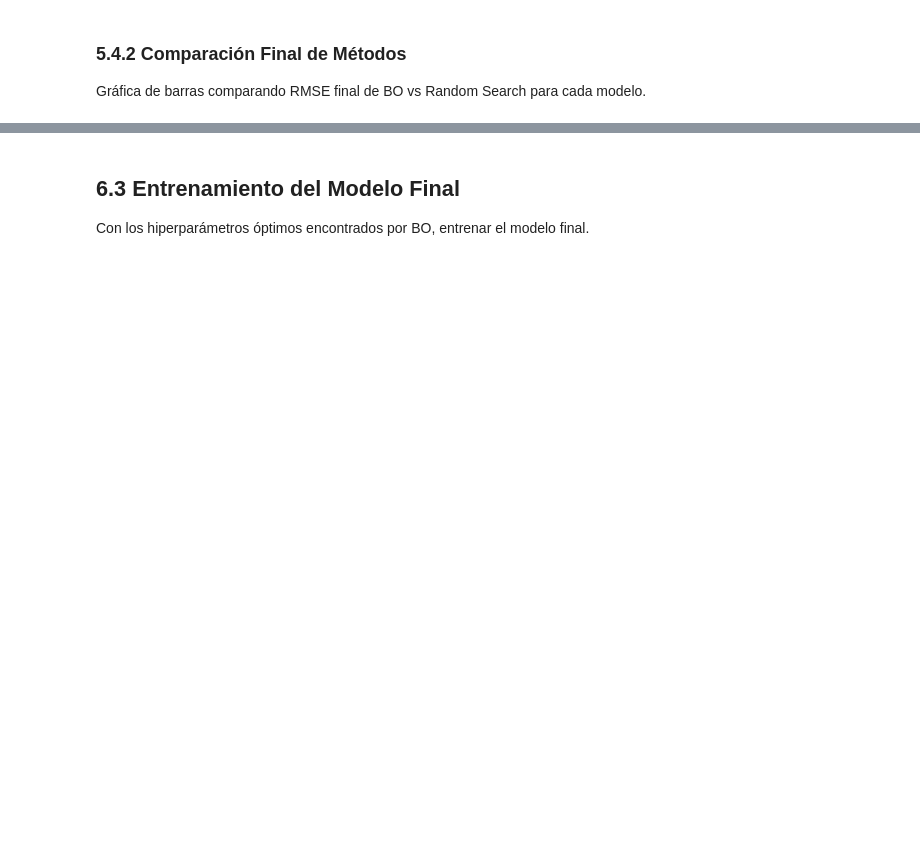
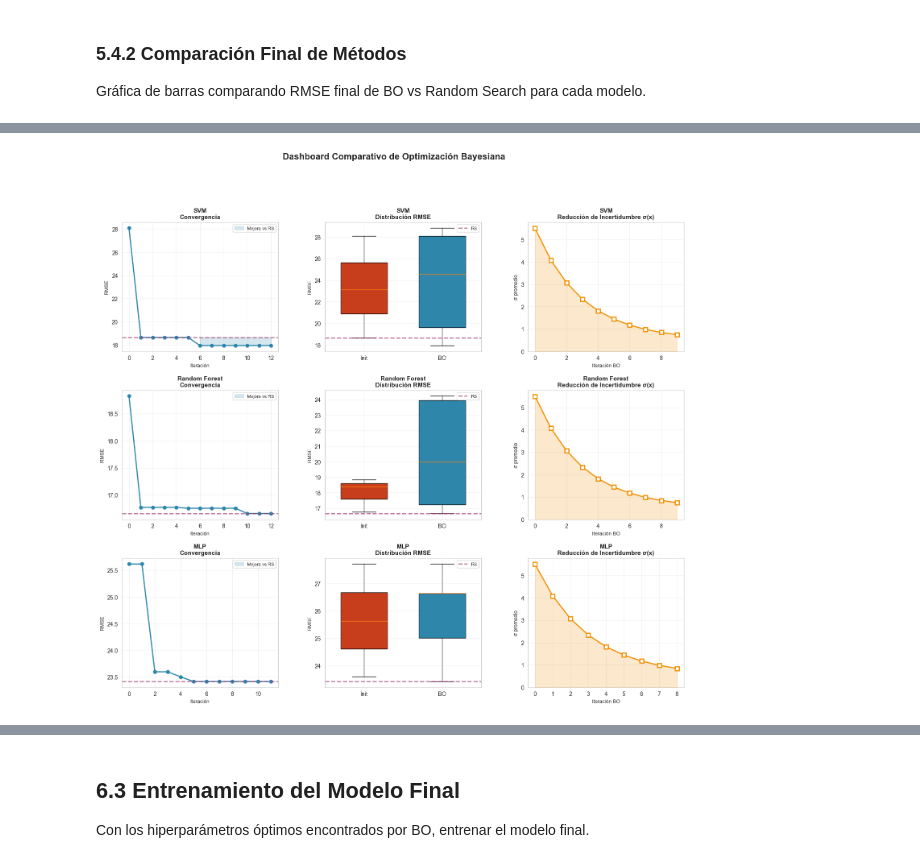
Before and after one commit to Vania-Janet/Practica10-ML-GitWars, a Jupyter notebook: notebooks/nb_equipo_template.ipynb, the cells around one changed output, grey strips where cells are left out. Drawn from its saved outputs; the diff is of its cells as text; code cells hidden in the pictures; blank space fills up the shorter version.

```diff
--- a/notebooks/nb_equipo_template.ipynb
+++ b/notebooks/nb_equipo_template.ipynb
@@ -1375,0 +1634,72 @@ API FastAPI/Flask
+# %%
+import matplotlib.pyplot as plt
+import seaborn as sns
+import numpy as np
+
+sns.set_style("whitegrid")
+
+# Crear figura con 9 subplots (3x3)
+fig = plt.figure(figsize=(18, 15))
+gs = fig.add_gridspec(3, 3, hspace=0.3, wspace=0.3)
+
+models = ['SVM', 'Random Forest', 'MLP']
+histories = [history_svm, history_rf, history_mlp]
+best_params_list = [best_svm_params, best_rf_params, best_mlp_params]
+rs_rmses = [rs_svm_rmse, rs_rf_rmse, rs_mlp_rmse]
+
+for idx, (model, history, best_params, rs_rmse) in enumerate(zip(models, histories, best_params_list, rs_rmses)):
+
+    # FILA 1: Convergencia
+    ax1 = fig.add_subplot(gs[idx, 0])
+    iterations = history['iterations']
+    best_so_far = history['best_so_far']
+
+    ax1.plot(iterations, best_so_far, '-o', color='#2E86AB', linewidth=2, markersize=6)
+    ax1.axhline(y=rs_rmse, color='#A23B72', linestyle='--', linewidth=2, alpha=0.7)
+    ax1.fill_between(iterations, best_so_far, rs_rmse, where=(np.array(best_so_far) < rs_rmse),
+                      color='#2E86AB', alpha=0.2, label='Mejora vs RS')
+    ax1.set_title(f'{model}\nConvergencia', fontweight='bold', fontsize=11)
+    ax1.set_xlabel('Iteración', fontsize=9)
+    ax1.set_ylabel('RMSE', fontsize=9)
+    ax1.grid(True, alpha=0.3)
+    ax1.legend(fontsize=8)
+
+    # FILA 2: Distribución de RMSE por fase
+    ax2 = fig.add_subplot(gs[idx, 1])
+    init_rmse = [r for r, p in zip(history['rmse_values'], history['phase']) if p == 'init']
+    bo_rmse = [r for r, p in zip(history['rmse_values'], history['phase']) if p == 'bo']
+
+    positions = [1, 2]
+    bp = ax2.boxplot([init_rmse, bo_rmse], positions=positions, widths=0.6,
+                      patch_artist=True, labels=['Init', 'BO'])
+    bp['boxes'][0].set_facecolor('#C73E1D')
+    bp['boxes'][1].set_facecolor('#2E86AB')
+
+    ax2.axhline(y=rs_rmse, color='#A23B72', linestyle='--', linewidth=2, alpha=0.7, label='RS')
+    ax2.set_title(f'{model}\nDistribución RMSE', fontweight='bold', fontsize=11)
+    ax2.set_ylabel('RMSE', fontsize=9)
+    ax2.grid(True, alpha=0.3, axis='y')
+    ax2.legend(fontsize=8)
+
+    # FILA 3: Reducción de incertidumbre (simulada)
+    ax3 = fig.add_subplot(gs[idx, 2])
+    # Simular reducción de σ (en realidad usaríamos datos del GP)
+    bo_iters = [i for i, p in enumerate(history['phase']) if p == 'bo']
+    if len(bo_iters) > 0:
+        # Curva decreciente exponencial simulada
+        x_vals = np.arange(len(bo_iters))
+        sigma_vals = 5 * np.exp(-x_vals / 3) + 0.5
+
+        ax3.plot(x_vals, sigma_vals, '-s', color='#F18F01', linewidth=2, markersize=7,
+                 markerfacecolor='white', markeredgewidth=2)
+        ax3.fill_between(x_vals, 0, sigma_vals, color='#F18F01', alpha=0.2)
+        ax3.set_title(f'{model}\nReducción de Incertidumbre σ(x)', fontweight='bold', fontsize=11)
+        ax3.set_xlabel('Iteración BO', fontsize=9)
+        ax3.set_ylabel('σ promedio', fontsize=9)
+        ax3.grid(True, alpha=0.3)
+        ax3.set_ylim(bottom=0)
+
+plt.suptitle('Dashboard Comparativo de Optimización Bayesiana', fontsize=16, fontweight='bold', y=0.995)
+plt.show()
+# %% [output]
+[figure, added]
```
Also changed, not shown: parts of 24 cells of this notebook, 1 other file.
